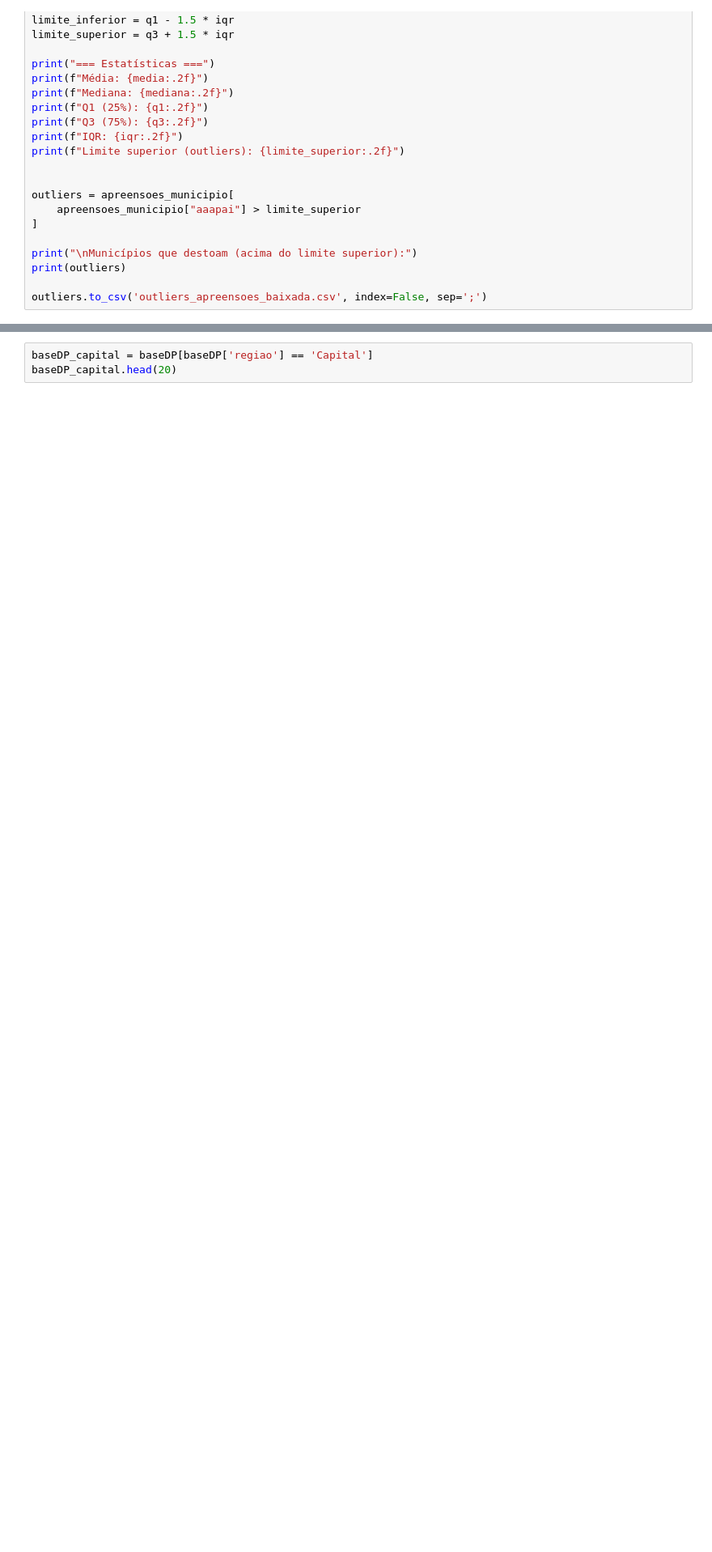
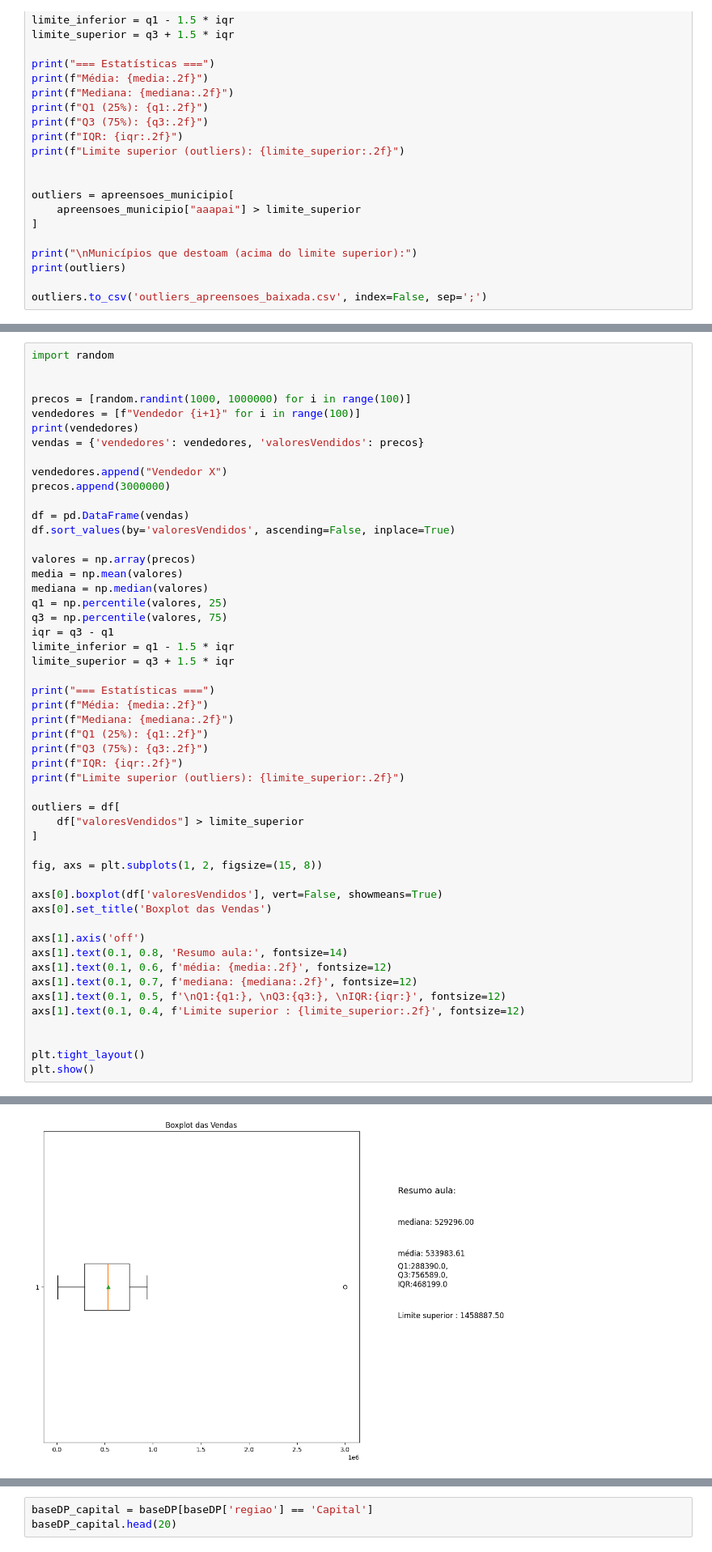
Before and after one commit to MatheusVieira12/Repo_Senac, a Jupyter notebook: aulas/projeto_analise_Segurança.ipynb, the cells around one changed output, grey strips where cells are left out. Shown: that part at 81% size. Cells and saved outputs as stored; diff of their text form; blank space fills up the shorter version.

Commit message:
aula

```diff
--- a/aulas/projeto_analise_Segurança.ipynb
+++ b/aulas/projeto_analise_Segurança.ipynb
@@ -136,0 +212,52 @@ outliers.to_csv('outliers_apreensoes_baixada.csv', index=False, sep=';')
+# %%
+import random
+
+
+precos = [random.randint(1000, 1000000) for i in range(100)]
+vendedores = [f"Vendedor {i+1}" for i in range(100)]
+print(vendedores)
+vendas = {'vendedores': vendedores, 'valoresVendidos': precos}
+
+vendedores.append("Vendedor X")
+precos.append(3000000)
+
+df = pd.DataFrame(vendas)
+df.sort_values(by='valoresVendidos', ascending=False, inplace=True)
+
+valores = np.array(precos)
+media = np.mean(valores)
+mediana = np.median(valores)
+q1 = np.percentile(valores, 25)
+q3 = np.percentile(valores, 75)
+iqr = q3 - q1
+limite_inferior = q1 - 1.5 * iqr
+limite_superior = q3 + 1.5 * iqr
+
+print("=== Estatísticas ===")
+print(f"Média: {media:.2f}")
+print(f"Mediana: {mediana:.2f}")
+print(f"Q1 (25%): {q1:.2f}")
+print(f"Q3 (75%): {q3:.2f}")
+print(f"IQR: {iqr:.2f}")
+print(f"Limite superior (outliers): {limite_superior:.2f}")
+
+outliers = df[
+    df["valoresVendidos"] > limite_superior
+]
+
+fig, axs = plt.subplots(1, 2, figsize=(15, 8))
+
+axs[0].boxplot(df['valoresVendidos'], vert=False, showmeans=True)
+axs[0].set_title('Boxplot das Vendas')
+
+axs[1].axis('off')
+axs[1].text(0.1, 0.8, 'Resumo aula:', fontsize=14)
+axs[1].text(0.1, 0.6, f'média: {media:.2f}', fontsize=12)
+axs[1].text(0.1, 0.7, f'mediana: {mediana:.2f}', fontsize=12)
+axs[1].text(0.1, 0.5, f'\nQ1:{q1:}, \nQ3:{q3:}, \nIQR:{iqr:}', fontsize=12)
+axs[1].text(0.1, 0.4, f'Limite superior : {limite_superior:.2f}', fontsize=12)
+
+
+plt.tight_layout()
+plt.show()
+# %% [output]
@@ -136,0 +272 @@ outliers.to_csv('outliers_apreensoes_baixada.csv', index=False, sep=';')
+[figure, added]
```
Also changed, not shown: parts of 8 cells of this notebook, 1 other file.
